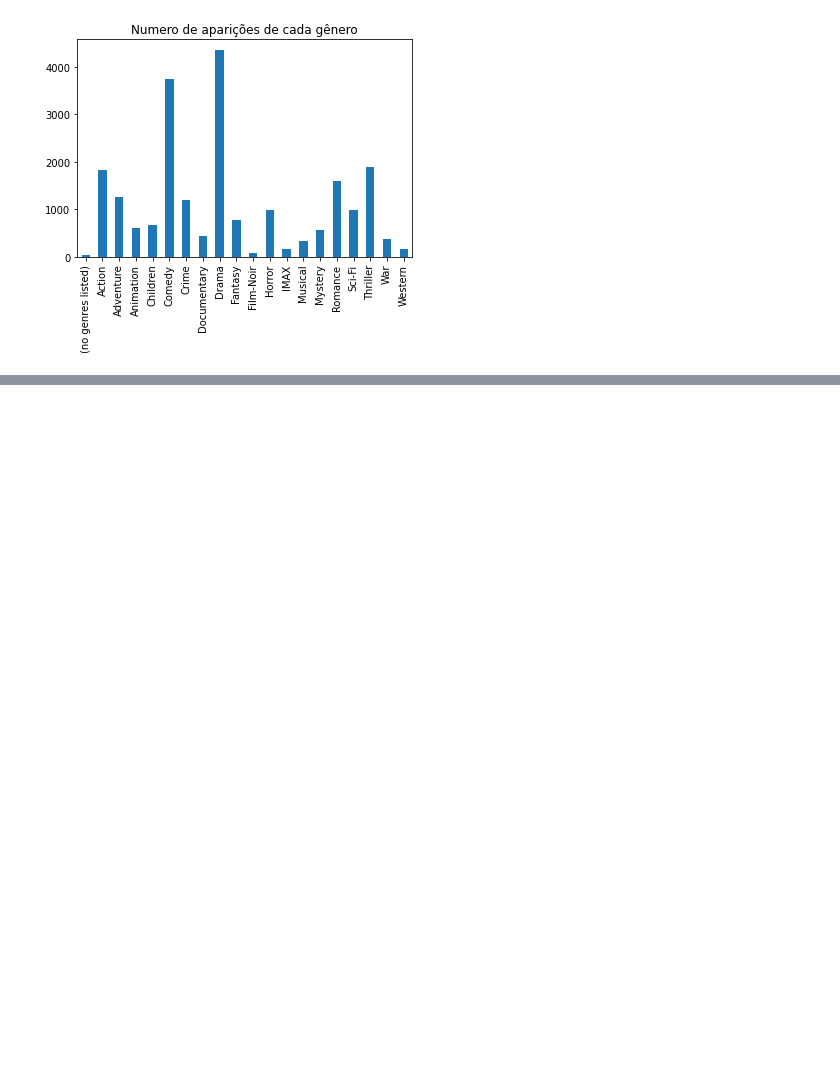
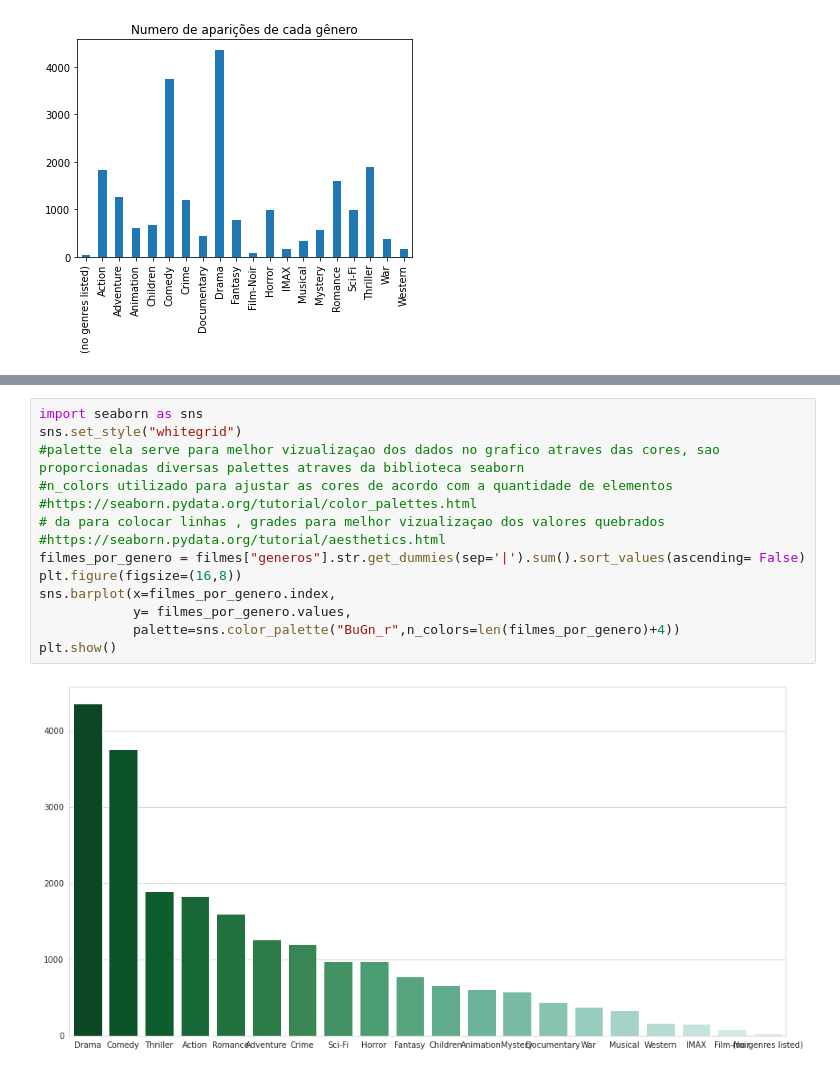
Before and after one commit to PatrickSilvaMenezes/Analise-de-Dados-em-Python-, a Jupyter notebook: Quarentena_Dados_FIlmes_Patrick.ipynb, the cells around one changed output, grey strips where cells are left out. Drawn from its saved outputs; the diff is of its cells as text; blank space fills up the shorter version.

```diff
--- a/Quarentena_Dados_FIlmes_Patrick.ipynb
+++ b/Quarentena_Dados_FIlmes_Patrick.ipynb
@@ -380,0 +517,16 @@ plt.show()
+# %%
+import seaborn as sns
+sns.set_style("whitegrid")
+#palette ela serve para melhor vizualizaçao dos dados no grafico atraves das cores, sao proporcionadas diversas palettes atraves da biblioteca seaborn
+#n_colors utilizado para ajustar as cores de acordo com a quantidade de elementos
+#https://seaborn.pydata.org/tutorial/color_palettes.html
+# da para colocar linhas , grades para melhor vizualizaçao dos valores quebrados
+#https://seaborn.pydata.org/tutorial/aesthetics.html
+filmes_por_genero = filmes["generos"].str.get_dummies(sep='|').sum().sort_values(ascending= False)
+plt.figure(figsize=(16,8))
+sns.barplot(x=filmes_por_genero.index,
+            y= filmes_por_genero.values,
+            palette=sns.color_palette("BuGn_r",n_colors=len(filmes_por_genero)+4))
+plt.show()
+# %% [output]
+[figure, added]
```
Also changed, not shown: parts of 32 cells of this notebook.
